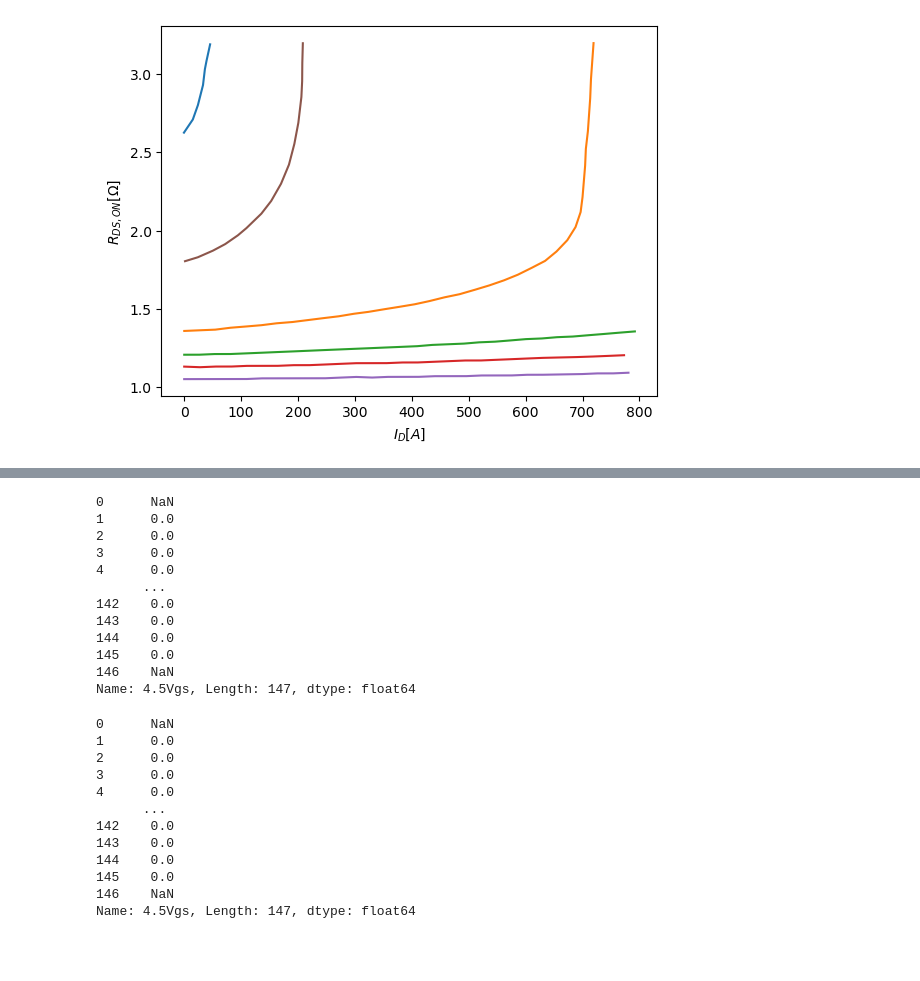
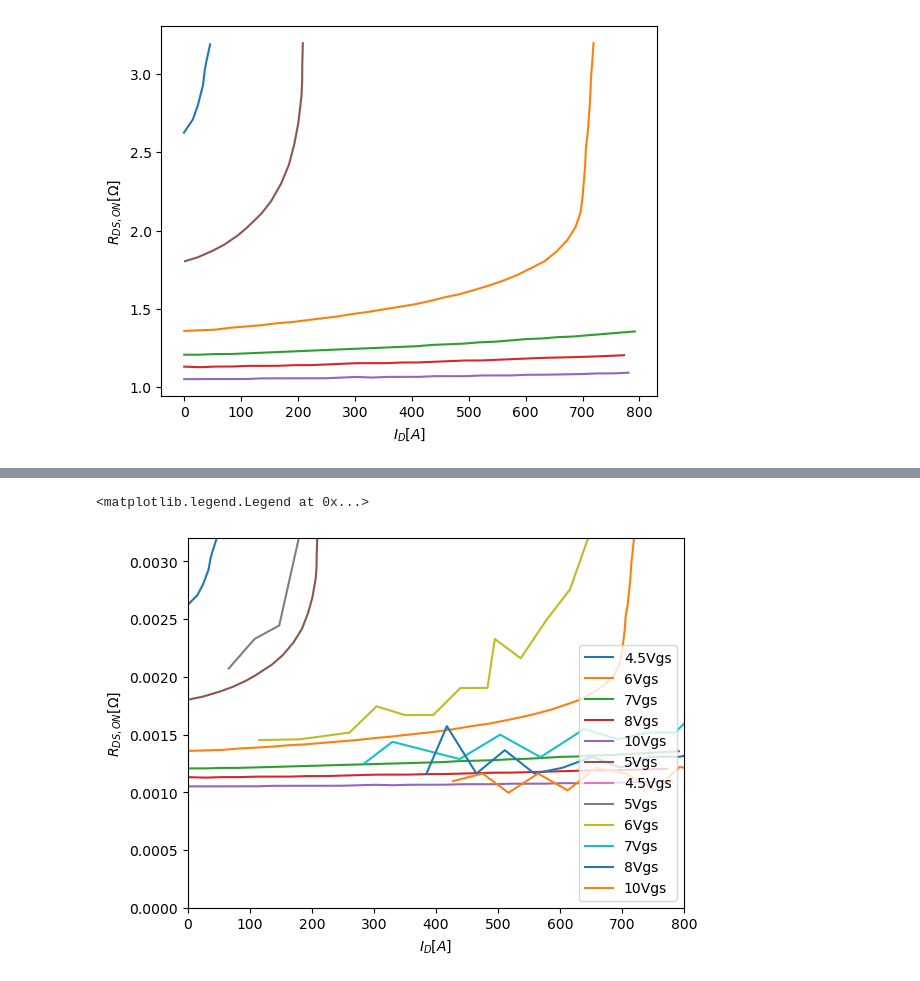
Before and after one commit to ninja-lab/PowerElectronics, a Jupyter notebook: MOSFET-Data.ipynb, the cells around one changed output, grey strips where cells are left out. Saved outputs shown, nothing was run; the diff lists cells and outputs as text; code cells hidden in the pictures; blank space fills up the shorter version.

```diff
--- a/MOSFET-Data.ipynb
+++ b/MOSFET-Data.ipynb
@@ -19,8 +22,7 @@ os.chdir(fp)
 #os.getcwd()
 #os.listdir('.')
 df2 = pd.read_csv('IPTC012N08NM5_Diagram6', index_col=0)
-#df2.head()
-#Vgs45 = df2['4.5Vgs'][df2['4.5Vgs'].notnull()]
-#Vgs45.plot()
-df1 = pd.read_csv('IPTC012N08NM5_Diagram5', index_col=0)
+df2.head()
+df1 = pd.read_csv('IPTC012N08NM5-Diagram5', index_col=0)
+df1.index
 # %% [output]
@@ -36,7 +42,11 @@ ax.set_ylabel(r'$R_{DS,ON} [\Omega]$')
 Text(0, 0.5, '$R_{DS,ON} [\\Omega]$')
 [figure]
 # %%
-df2['4.5Vgs'][-2:]
-
-df2['4.5Vgs'].iloc[0:-1].head()
-df2['4.5Vgs'].iloc[1:].tail()
+idvds = {}
+rds_calc = {}
+for col in df1.columns:
+    idvds[col] = df1[col][df1[col].notnull()]
+    ser = idvds[col]
+    index_as_series= pd.Series(ser.index)
+    index_diff = index_as_series.diff().dropna()
+    rds_calc[col]=index_diff.reset_index(drop=True) / ser.diff().dropna().reset_index(drop=True)
@@ -59,30 +53,18 @@ Name: 4.5Vgs, dtype: float64
-# %%
-df2['4.5Vgs'].iloc[0:-1] - df2['4.5Vgs'].iloc[1:]
-# %% [output]
-0      NaN
-1      0.0
-2      0.0
-3      0.0
-4      0.0
-      ...
-142    0.0
-143    0.0
-144    0.0
-145    0.0
-146    NaN
-Name: 4.5Vgs, Length: 147, dtype: float64
-# %%
-df2['4.5Vgs'][1:] - df2['4.5Vgs'][0:-1]
-# %% [output]
-0      NaN
-1      0.0
-2      0.0
-3      0.0
-4      0.0
-      ...
-142    0.0
-143    0.0
-144    0.0
-145    0.0
-146    NaN
-Name: 4.5Vgs, Length: 147, dtype: float64
+# %%
+fig, ax = plt.subplots()
+for col in df2.columns:
+    mask = df2[col].notnull()
+    y = df2[col][mask]
+
+    ax.plot(y.index.values, y/1000, label=col)
+for key in rds_calc:
+    ax.plot(idvds[key].values[1:] , rds_calc[key].values, label=key)
+    #ax.plot(rds_calc[key])
+ax.set_xlabel(r'$I_D [A]$')
+ax.set_ylabel(r'$R_{DS,ON} [\Omega]$')
+ax.set_xlim(0, 800)
+ax.set_ylim(0,.0032)
+ax.legend()
+# %% [output]
+<matplotlib.legend.Legend at 0x...>
+[figure, added]
```
Also changed, not shown: parts of 6 cells of this notebook.
